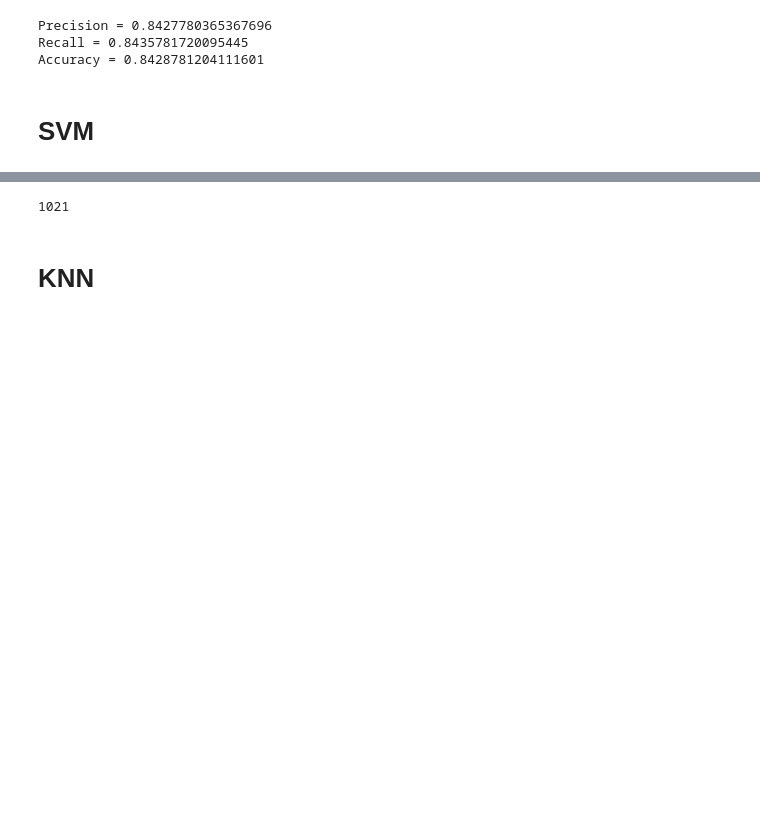
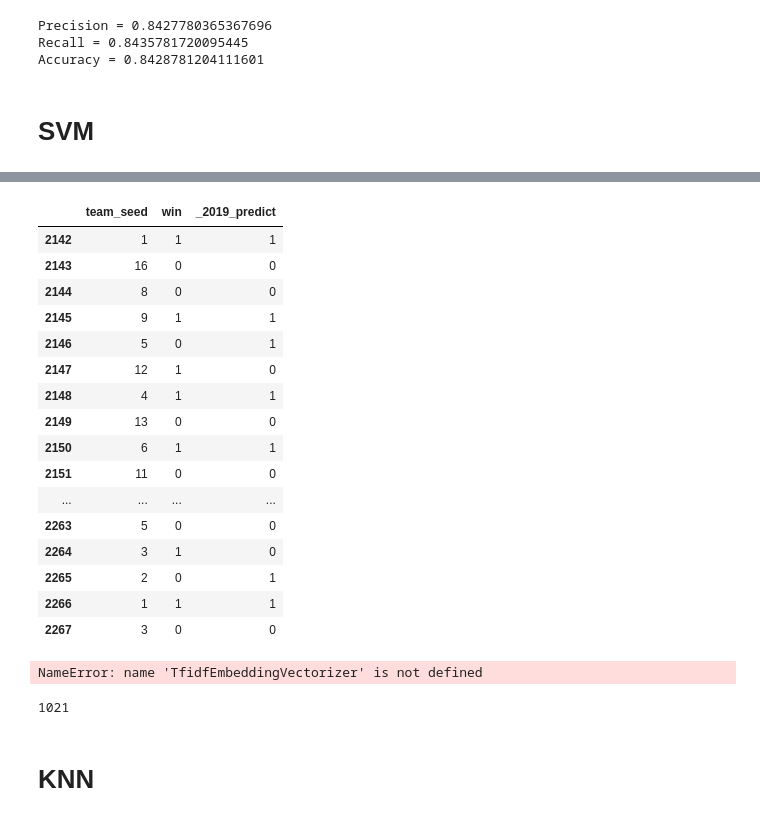
Before and after one commit to amazurek1/march_madness_predictions, a Jupyter notebook: Good_jupyter_notebooks/Modeling_data.ipynb, the cells around one changed output, grey strips where cells are left out. Cells and saved outputs as stored; diff of their text form; code cells hidden in the pictures; blank space fills up the shorter version.

```diff
--- a/Good_jupyter_notebooks/Modeling_data.ipynb
+++ b/Good_jupyter_notebooks/Modeling_data.ipynb
@@ -497,0 +492,2 @@ The accuracy score is 0.8590308370044053
+# %%
+_2019_predict=svclassifier.predict(df_2019.drop(['year','win'], axis = 1))
@@ -498,3 +512,45 @@ The accuracy score is 0.8590308370044053
+# %%
+test_2019=df_2019
+# %%
+test_2019['_2019_predict']=_2019_predict
+# %%
+test_2019[['team_seed','win','_2019_predict']]
+# %% [output]
+|  | team_seed | win | _2019_predict |
+| 2142 | 1 | 1 | 1 |
+| 2143 | 16 | 0 | 0 |
+| 2144 | 8 | 0 | 0 |
+| 2145 | 9 | 1 | 1 |
+| 2146 | 5 | 0 | 1 |
+| 2147 | 12 | 1 | 0 |
+| 2148 | 4 | 1 | 1 |
+| 2149 | 13 | 0 | 0 |
+| 2150 | 6 | 1 | 1 |
+| 2151 | 11 | 0 | 0 |
+| ... | ... | ... | ... |
+| 2263 | 5 | 0 | 0 |
+| 2264 | 3 | 1 | 0 |
+| 2265 | 2 | 0 | 1 |
+| 2266 | 1 | 1 | 1 |
+| 2267 | 3 | 0 | 0 |
+# %%
+#this is to try and cross validate
+from sklearn.pipeline import Pipeline
+etree_glove_small_tfidf = Pipeline([("glove vectorizer", TfidfEmbeddingVectorizer(glove_small)),
+                                    ("extra trees", ExtraTreesClassifier(n_estimators=200))])
+
+all_models = [
+    ("glove_small_tfidf", etree_glove_small_tfidf)]
+unsorted_scores = []
+for name, model in all_models:
+    print(f"Running model: {name}...")
+    score = cross_val_score(model, X, y, cv=5, scoring="f1_micro").mean()
+    print(f"Ran model: {name}... score: {score}")
+    unsorted_scores.append((name, score))
+scores = sorted(unsorted_scores, key=lambda x: -x[1])
+print(tabulate(scores, floatfmt=".4f", headers=("model", 'score')))
+# %% [output]
+NameError: name 'TfidfEmbeddingVectorizer' is not defined
 # %%
 len(y_test)
 # %% [output]
```
Also changed, not shown: parts of 8 cells of this notebook.
